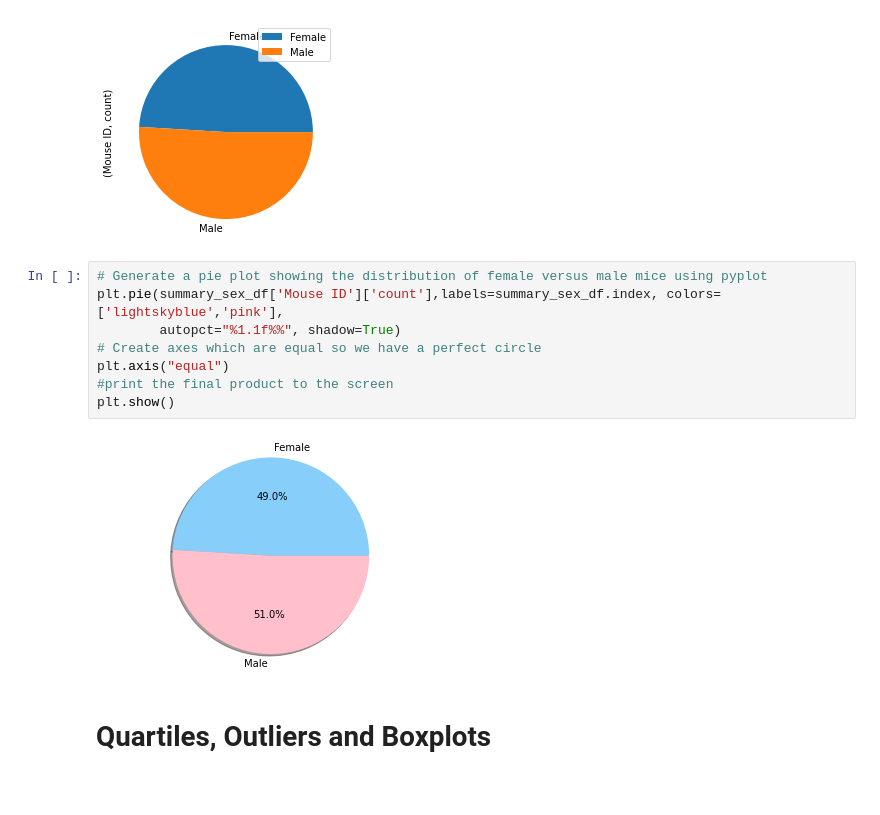
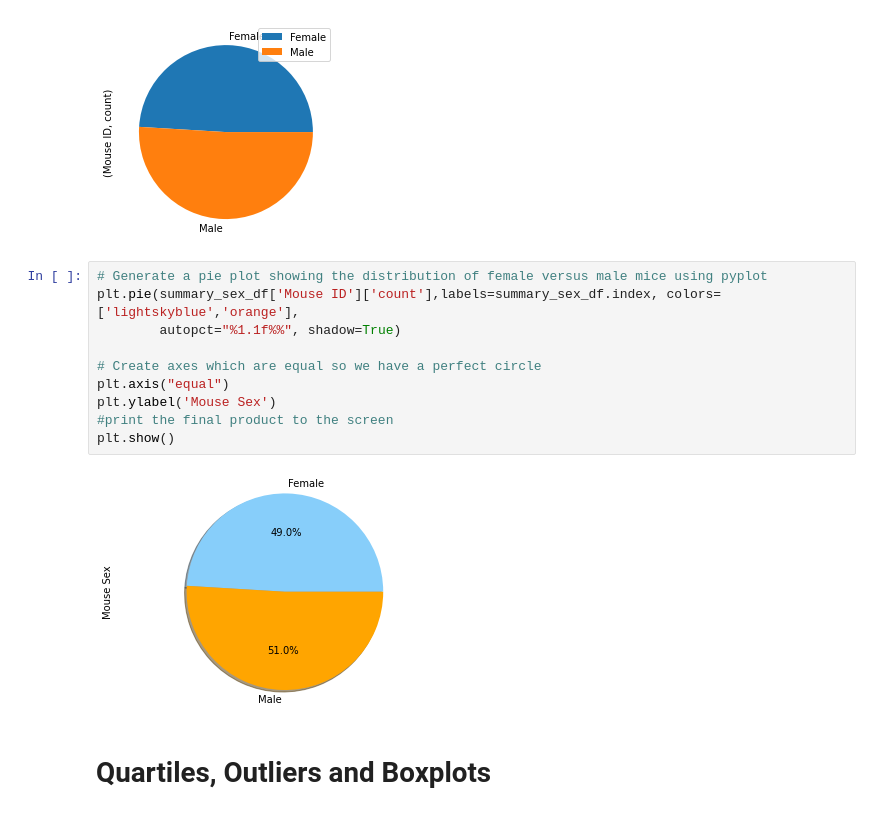
Before and after one commit to thelearning1/matplotlib-challenge, a Jupyter notebook: Pymaceuticals/pymaceuticals.ipynb, the cells around one changed output. Saved outputs shown, nothing was run; the diff lists cells and outputs as text.

Commit message:
Finished producing the charts and cataloguing observations.

```diff
--- a/Pymaceuticals/pymaceuticals.ipynb
+++ b/Pymaceuticals/pymaceuticals.ipynb
@@ -181,13 +202,15 @@ array([<AxesSubplot:ylabel='(Mouse ID, count)'>], dtype=object)
 [figure]
 # %%
 # Generate a pie plot showing the distribution of female versus male mice using pyplot
-plt.pie(summary_sex_df['Mouse ID']['count'],labels=summary_sex_df.index, colors=['lightskyblue','pink'],
+plt.pie(summary_sex_df['Mouse ID']['count'],labels=summary_sex_df.index, colors=['lightskyblue','orange'],
         autopct="%1.1f%%", shadow=True)
+
 # Create axes which are equal so we have a perfect circle
 plt.axis("equal")
+plt.ylabel('Mouse Sex')
 #print the final product to the screen
 plt.show()
 # %% [output]
-[figure, old version]
+[figure, new version]
 # %% [markdown]
 # Quartiles, Outliers and Boxplots
```
Also changed, not shown: parts of 20 cells of this notebook.
